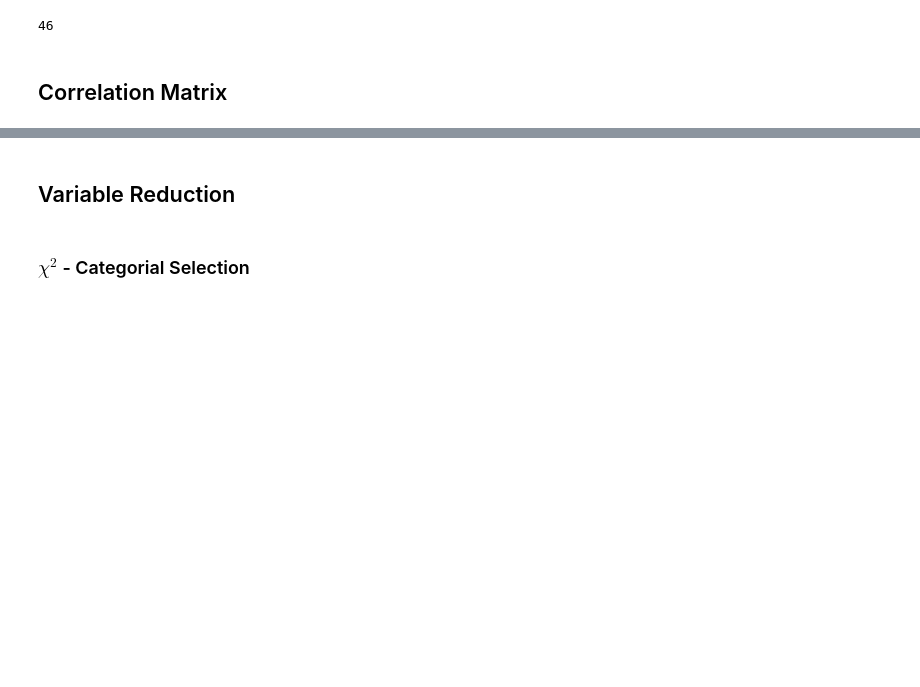
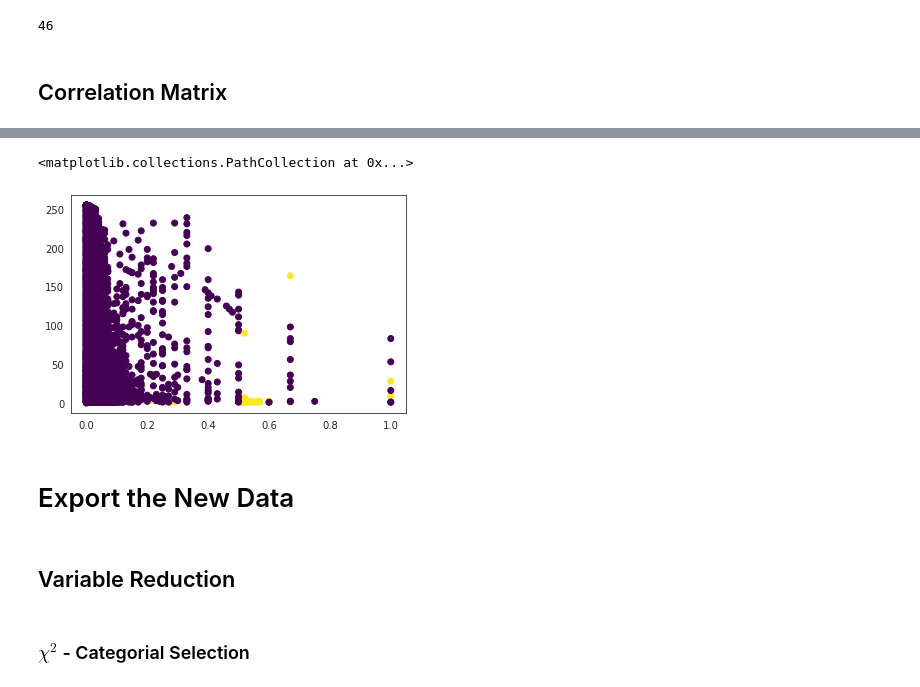
Before and after one commit to KarlDavidson/1000ml_Project6, a Jupyter notebook: Data_Exploration.ipynb, the cells around one changed output, grey strips where cells are left out. Cells and saved outputs as stored; diff of their text form; code cells hidden in the pictures; blank space fills up the shorter version.

```diff
--- a/Data_Exploration.ipynb
+++ b/Data_Exploration.ipynb
@@ -281,0 +388,7 @@ intrusion_df.corr().abs()
+# %%
+plt.scatter(intrusion_df['dst_host_srv_diff_host_rate'],intrusion_df['dst_host_count'],c=intrusion_df['target'],cmap='viridis')
+# %% [output]
+<matplotlib.collections.PathCollection at 0x...>
+[figure, added]
+# %% [markdown]
+# Export the New Data
```
Also changed, not shown: parts of 17 cells of this notebook, 1 other file.
